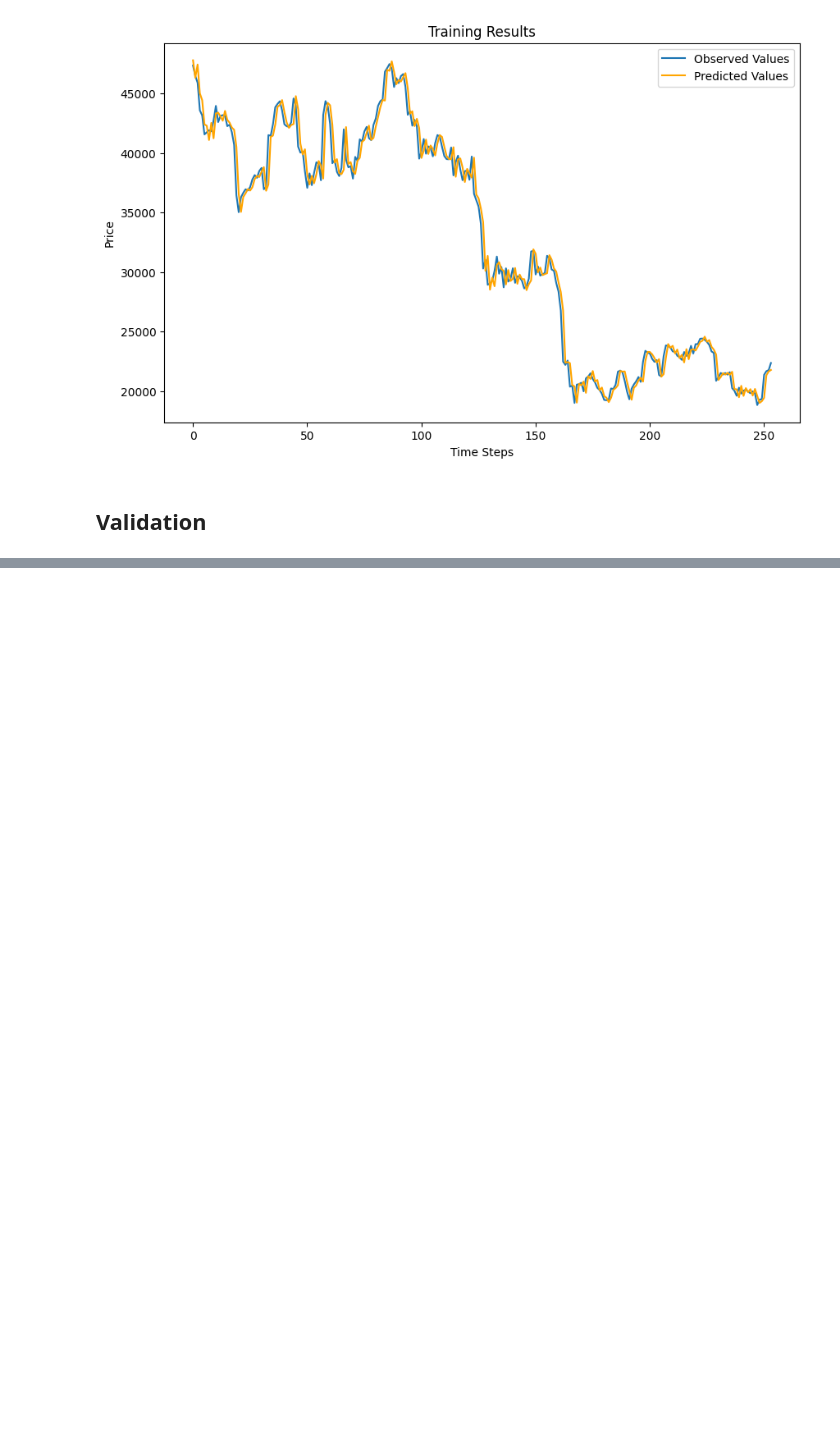
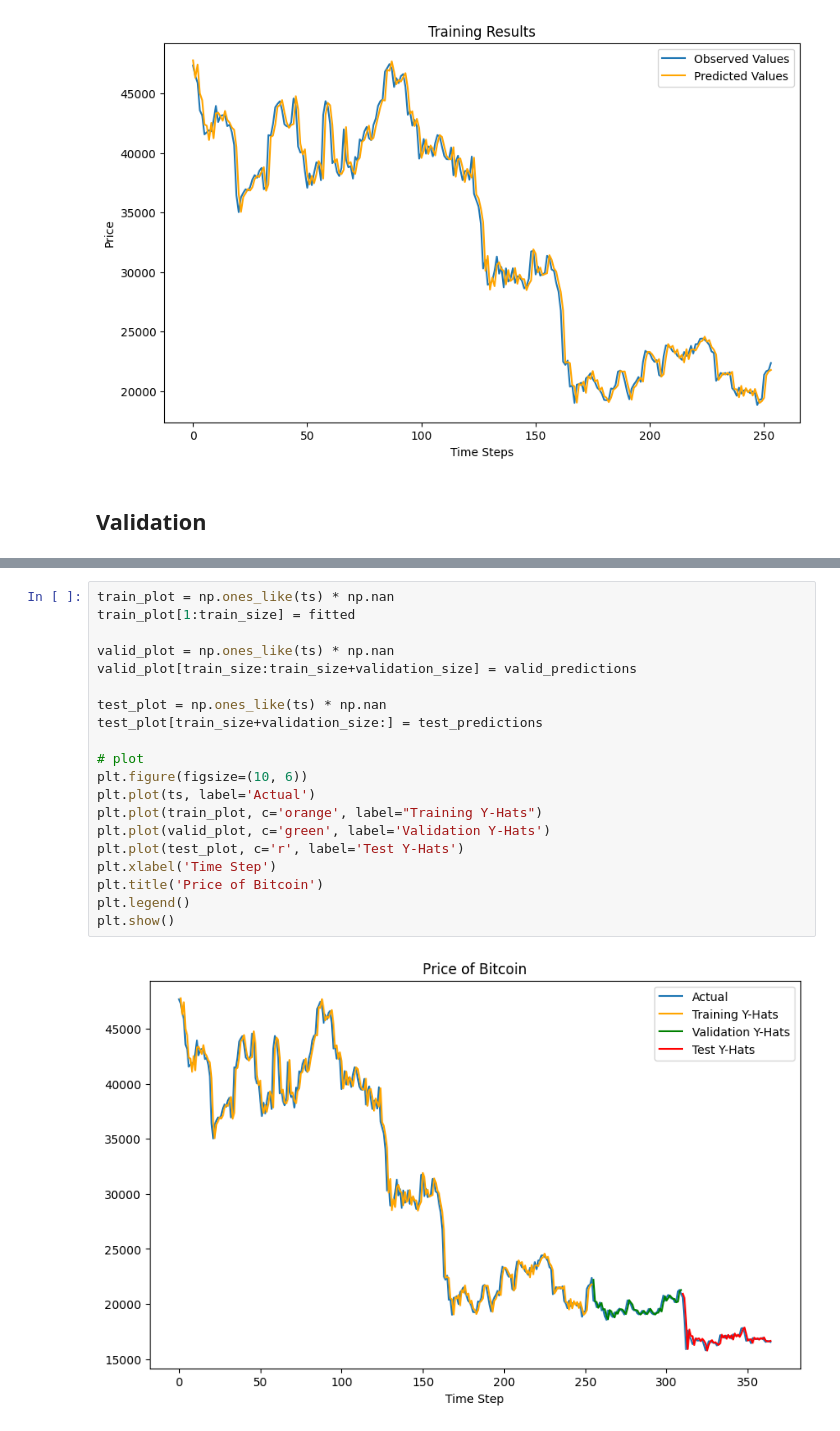
Before and after one commit to cferggie/Predicting-Bitcoin-Returns-with-Long-Short-Term-Memory-LSTM-Neural-Networks, a Jupyter notebook: ARIMA.ipynb, the cells around one changed output, grey strips where cells are left out. Drawn from its saved outputs; the diff is of its cells as text; blank space fills up the shorter version.

```diff
--- a/ARIMA.ipynb
+++ b/ARIMA.ipynb
@@ -365,0 +474,22 @@ Residuals are likely not normally distributed (reject H0).
+# %%
+train_plot = np.ones_like(ts) * np.nan
+train_plot[1:train_size] = fitted
+
+valid_plot = np.ones_like(ts) * np.nan
+valid_plot[train_size:train_size+validation_size] = valid_predictions
+
+test_plot = np.ones_like(ts) * np.nan
+test_plot[train_size+validation_size:] = test_predictions
+
+# plot
+plt.figure(figsize=(10, 6))
+plt.plot(ts, label='Actual')
+plt.plot(train_plot, c='orange', label="Training Y-Hats")
+plt.plot(valid_plot, c='green', label='Validation Y-Hats')
+plt.plot(test_plot, c='r', label='Test Y-Hats')
+plt.xlabel('Time Step')
+plt.title('Price of Bitcoin')
+plt.legend()
+plt.show()
+# %% [output]
+[figure, added]
```
Also changed, not shown: parts of 11 cells of this notebook.
